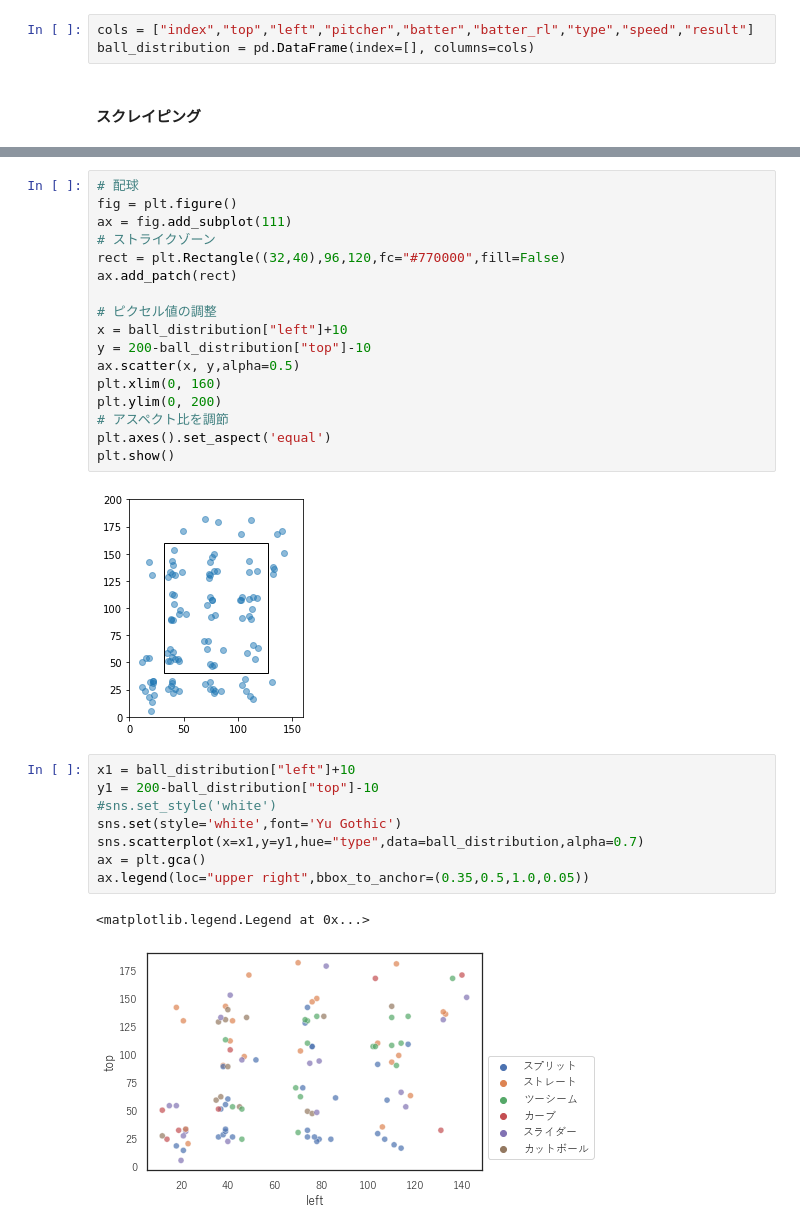
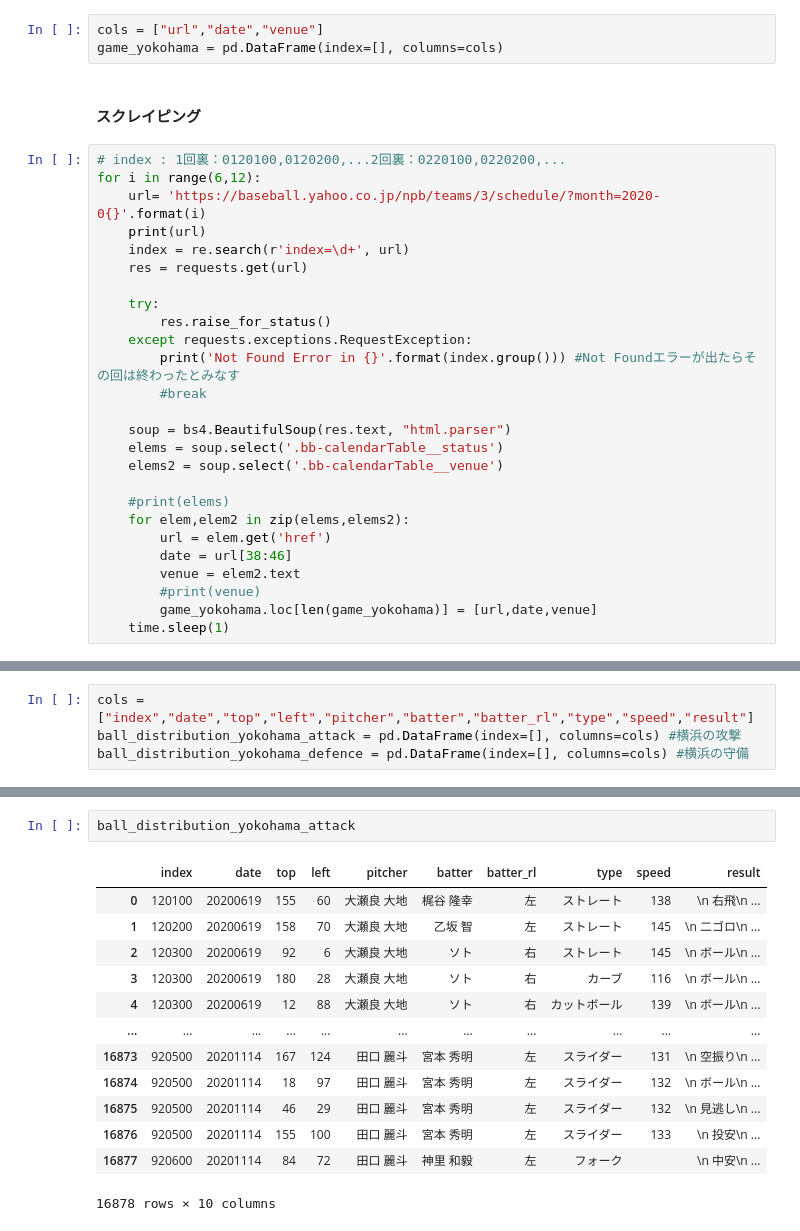
Before and after one commit to remihp/baseball-data, a Jupyter notebook: baseball_scraping.ipynb, the cells around one changed output, grey strips where cells are left out. Cells and saved outputs as stored; diff of their text form.

```diff
--- a/baseball_scraping.ipynb
+++ b/baseball_scraping.ipynb
@@ -10,7 +10,33 @@ import seaborn as sns
 # %% [markdown]
 #### データフレーム作成
 # %%
-cols = ["index","top","left","pitcher","batter","batter_rl","type","speed","result"]
-ball_distribution = pd.DataFrame(index=[], columns=cols)
+cols = ["url","date","venue"]
+game_yokohama = pd.DataFrame(index=[], columns=cols)
 # %% [markdown]
 #### スクレイピング
+# %%
+# index : 1回裏：0120100,0120200,...2回裏：0220100,0220200,...
+for i in range(6,12):
+    url= 'https://baseball.yahoo.co.jp/npb/teams/3/schedule/?month=2020-0{}'.format(i)
+    print(url)
+    index = re.search(r'index=\d+', url)
+    res = requests.get(url)
+
+    try:
+        res.raise_for_status()
+    except requests.exceptions.RequestException:
+        print('Not Found Error in {}'.format(index.group())) #Not Foundエラーが出たらその回は終わったとみなす
+        #break
+
+    soup = bs4.BeautifulSoup(res.text, "html.parser")
+    elems = soup.select('.bb-calendarTable__status')
+    elems2 = soup.select('.bb-calendarTable__venue')
+
+    #print(elems)
+    for elem,elem2 in zip(elems,elems2):
+        url = elem.get('href')
+        date = url[38:46]
+        venue = elem2.text
+        #print(venue)
+        game_yokohama.loc[len(game_yokohama)] = [url,date,venue]
+    time.sleep(1)
@@ -17 +71,5 @@ ball_distribution = pd.DataFrame(index=[], columns=cols)
+# %%
+cols = ["index","date","top","left","pitcher","batter","batter_rl","type","speed","result"]
+ball_distribution_yokohama_attack = pd.DataFrame(index=[], columns=cols) #横浜の攻撃
+ball_distribution_yokohama_defence = pd.DataFrame(index=[], columns=cols) #横浜の守備
 # %%
@@ -228,30 +174,16 @@ fig.show()
-# %%
-# 配球
-fig = plt.figure()
-ax = fig.add_subplot(111)
-# ストライクゾーン
-rect = plt.Rectangle((32,40),96,120,fc="#770000",fill=False)
-ax.add_patch(rect)
-
-# ピクセル値の調整
-x = ball_distribution["left"]+10
-y = 200-ball_distribution["top"]-10
-ax.scatter(x, y,alpha=0.5)
-plt.xlim(0, 160)
-plt.ylim(0, 200)
-# アスペクト比を調節
-plt.axes().set_aspect('equal')
-plt.show()
-# %% [output]
-[figure, removed]
-# %%
-x1 = ball_distribution["left"]+10
-y1 = 200-ball_distribution["top"]-10
-#sns.set_style('white')
-sns.set(style='white',font='Yu Gothic')
-sns.scatterplot(x=x1,y=y1,hue="type",data=ball_distribution,alpha=0.7)
-ax = plt.gca()
-ax.legend(loc="upper right",bbox_to_anchor=(0.35,0.5,1.0,0.05))
-# %% [output]
-<matplotlib.legend.Legend at 0x...>
-[figure, removed]
+# %%
+ball_distribution_yokohama_attack
+# %% [output]
+|  | index | date | top | left | pitcher | batter | batter_rl | type | speed | result |
+| 0 | 120100 | 20200619 | 155 | 60 | 大瀬良 大地 | 梶谷 隆幸 | 左 | ストレート | 138 | \n 右飛\n ... |
+| 1 | 120200 | 20200619 | 158 | 70 | 大瀬良 大地 | 乙坂 智 | 左 | ストレート | 145 | \n 二ゴロ\n ... |
+| 2 | 120300 | 20200619 | 92 | 6 | 大瀬良 大地 | ソト | 右 | ストレート | 145 | \n ボール\n ... |
+| 3 | 120300 | 20200619 | 180 | 28 | 大瀬良 大地 | ソト | 右 | カーブ | 116 | \n ボール\n ... |
+| 4 | 120300 | 20200619 | 12 | 88 | 大瀬良 大地 | ソト | 右 | カットボール | 139 | \n ボール\n ... |
+| ... | ... | ... | ... | ... | ... | ... | ... | ... | ... | ... |
+| 16873 | 920500 | 20201114 | 167 | 124 | 田口 麗斗 | 宮本 秀明 | 左 | スライダー | 131 | \n 空振り\n ... |
+| 16874 | 920500 | 20201114 | 18 | 97 | 田口 麗斗 | 宮本 秀明 | 左 | スライダー | 132 | \n ボール\n ... |
+| 16875 | 920500 | 20201114 | 46 | 29 | 田口 麗斗 | 宮本 秀明 | 左 | スライダー | 132 | \n 見逃し\n ... |
+| 16876 | 920500 | 20201114 | 155 | 100 | 田口 麗斗 | 宮本 秀明 | 左 | スライダー | 133 | \n 投安\n ... |
+| 16877 | 920600 | 20201114 | 84 | 72 | 田口 麗斗 | 神里 和毅 | 左 | フォーク |  | \n 中安\n ... |
+16878 rows × 10 columns
```
Also changed, not shown: parts of 21 cells of this notebook, 2 other files.
